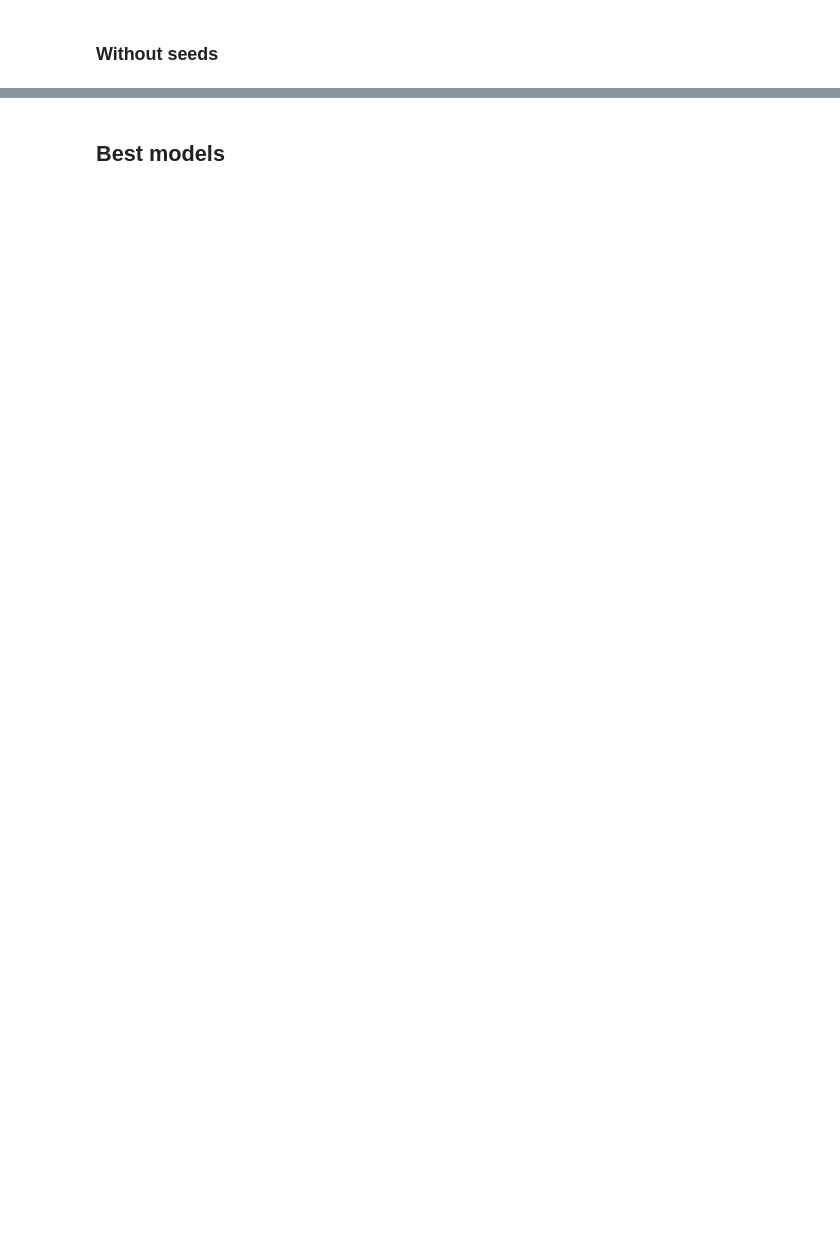
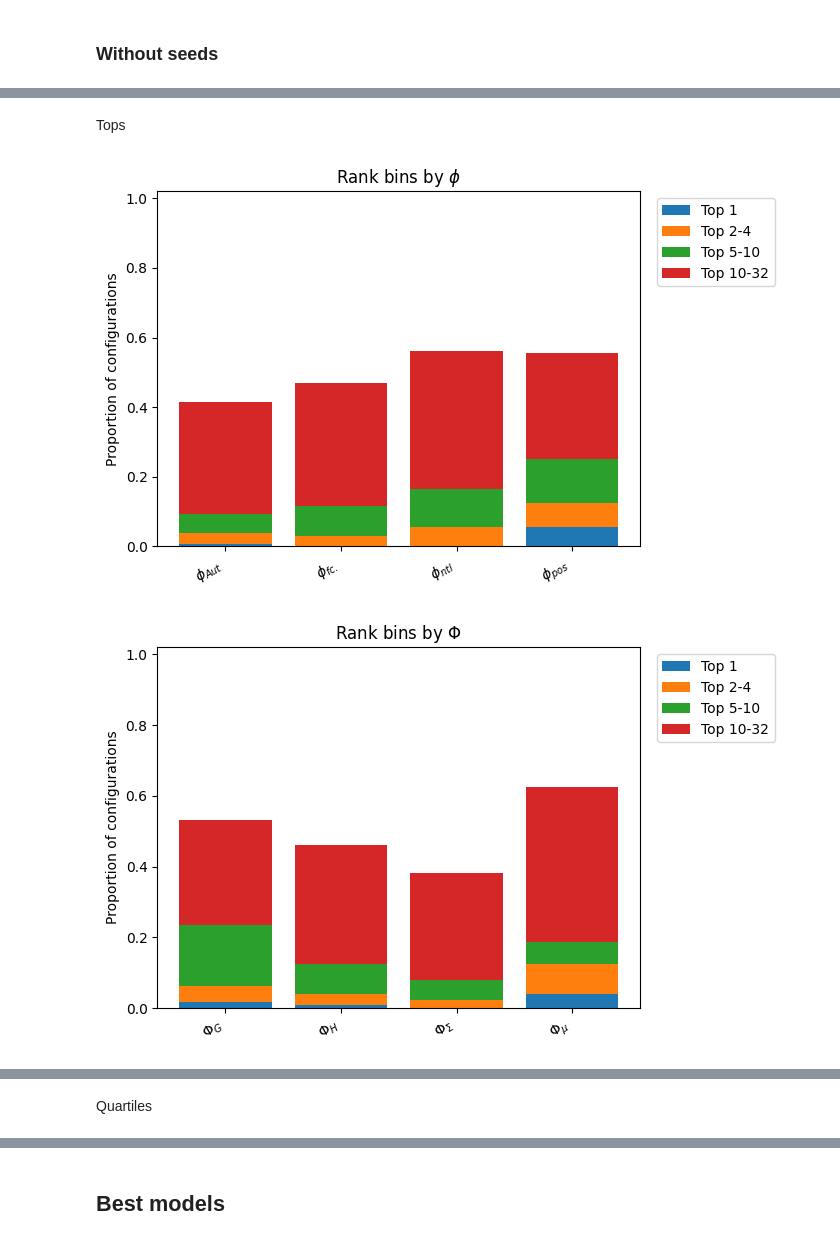
Before and after one commit to olayaperezmon/representation_LQ, a Jupyter notebook: table_and_sankey_diag.ipynb, the cells around one changed output, grey strips where cells are left out. Cells and saved outputs as stored; diff of their text form; code cells hidden in the pictures; blank space fills up the shorter version.

```diff
--- a/table_and_sankey_diag.ipynb
+++ b/table_and_sankey_diag.ipynb
@@ -188,0 +494,2 @@ rm: no se puede borrar 'table_phiNN_big_def_mean_RAE_LEQUA_.log': No existe el a
+# %% [markdown]
+Tops
@@ -188,0 +554,33 @@ rm: no se puede borrar 'table_phiNN_big_def_mean_RAE_LEQUA_.log': No existe el a
+# %%
+def plot_rank_bins(matrix, title):
+    fig, ax = plt.subplots(figsize=(7, 4.5))
+
+    bottom = np.zeros(matrix.shape[0])
+    x = np.arange(matrix.shape[0])
+
+    for col in matrix.columns:
+        values = matrix[col].values
+        ax.bar(x, values, bottom=bottom, label=col)
+        bottom += values
+
+    ax.set_xticks(x)
+    ax.set_xticklabels(matrix.index, rotation=30, ha="right")
+    ax.set_ylabel("Proportion of configurations")
+    ax.set_title(title)
+    ax.set_ylim(0, 1.02)
+    ax.legend(bbox_to_anchor=(1.02, 1), loc="upper left")
+
+    fig.tight_layout()
+    return fig, ax
+# %%
+for component, title in [
+    ("phi", "Rank bins by $\\phi$"),
+    ("Phi", "Rank bins by $\\Phi$"),
+    ("Loss", "Rank bins by $\\mathcal{O}$"),
+]:
+    matrix = component_rank_bins(df_data, component)
+    plot_rank_bins(matrix, title)
+    plt.show()
+# %% [output]
+[figure, added]
+[figure, added]
@@ -188,0 +588,2 @@ rm: no se puede borrar 'table_phiNN_big_def_mean_RAE_LEQUA_.log': No existe el a
+# %% [markdown]
+Quartiles
```
Also changed, not shown: parts of 51 cells of this notebook, 2 other files.
